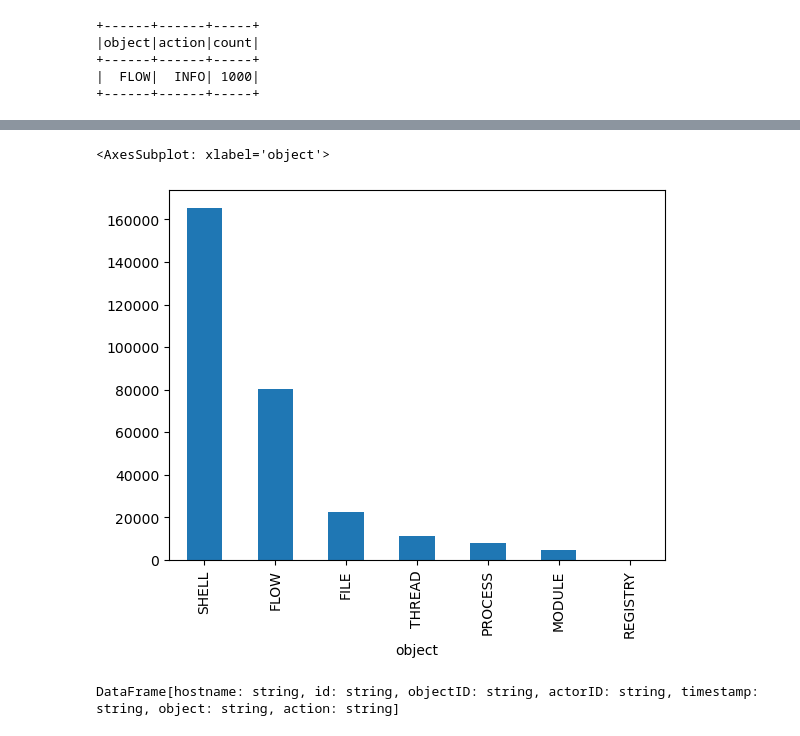
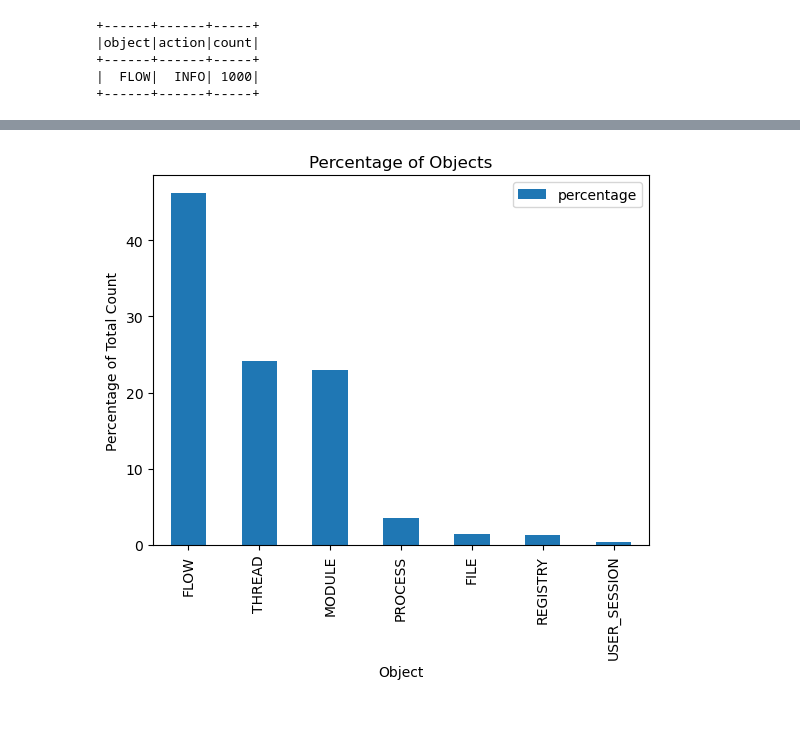
Before and after one commit to MBrend15/Public_Project_Repo, a Jupyter notebook: FinalEDA.ipynb, the cells around one changed output, grey strips where cells are left out. Cells and saved outputs as stored; diff of their text form; code cells hidden in the pictures.

```diff
--- a/FinalEDA.ipynb
+++ b/FinalEDA.ipynb
@@ -199,9 +211,9 @@ Total number of rows: 1000
 # %%
 # Describe the numerical columns of the DataFrame
-desc = df_bro.select('duration', 'orig_bytes', 'missed_bytes', 'orig_pkts', 'orig_ip_bytes', 'resp_pkts', 'resp_ip_bytes').describe()
+description = df_bro.select('duration', 'orig_bytes', 'missed_bytes', 'orig_pkts', 'orig_ip_bytes', 'resp_pkts', 'resp_ip_bytes').describe()
 
 # Convert the describe dataframe to a pandas dataframe
-pandas_df = desc.toPandas()
+pandas_df = description.toPandas()
 
 # Set the index to the statistics
 pandas_df.set_index('summary', inplace=True)
@@ -376,9 +392,27 @@ df_labels.toPandas().groupby('action')['id'].count().sort_values(ascending=False
-# %%
-df_labels.toPandas().groupby('object')['id'].count().sort_values(ascending=False).plot(kind='bar')
-# %% [output]
-<AxesSubplot: xlabel='object'>
-[figure, removed]
-# %%
-df_labels.distinct()
-# %% [output]
-DataFrame[hostname: string, id: string, objectID: string, actorID: string, timestamp: string, object: string, action: string]
+# %%
+# Import necessary libraries
+import pyspark.sql.functions as F
+import pandas as pd
+import matplotlib.pyplot as plt
+
+# Group and aggregate data
+df_grouped = df_ecar.groupBy("object").agg(F.count("*").alias("count"))
+
+# Calculate percentage of total count
+total_count = df_grouped.agg(F.sum("count")).collect()[0][0]
+df_grouped = df_grouped.withColumn("percentage", F.round((F.col("count")/total_count)*100, 2))
+
+# Order by count
+df_grouped = df_grouped.orderBy(desc("count"))
+
+# Convert PySpark DataFrame to Pandas DataFrame
+df_pd = df_grouped.toPandas()
+
+# Plot bar chart
+df_pd.plot(x='object', y='percentage', kind='bar')
+plt.xlabel('Object')
+plt.ylabel('Percentage of Total Count')
+plt.title('Percentage of Objects')
+plt.show()
+# %% [output]
+[figure, added]
```
Also changed, not shown: parts of 29 cells of this notebook.
